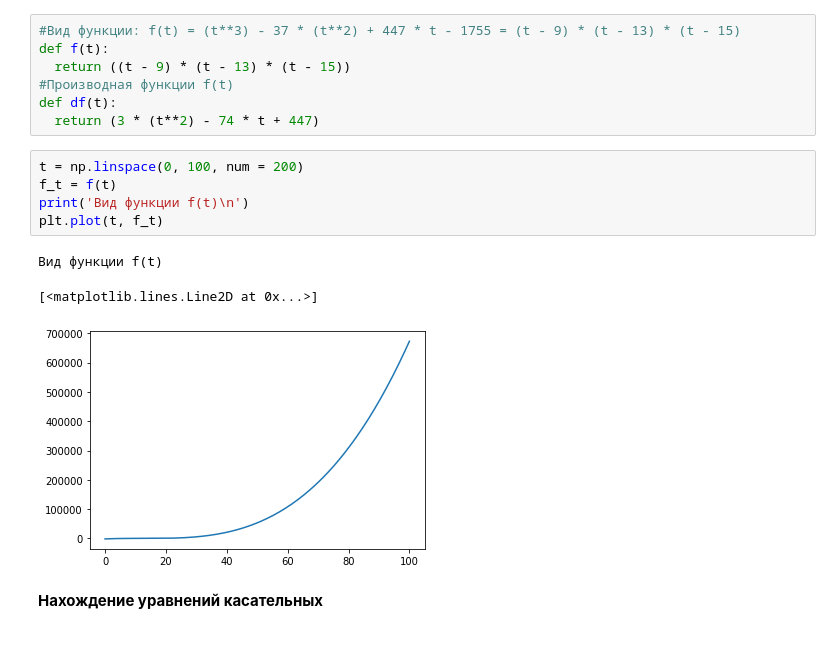
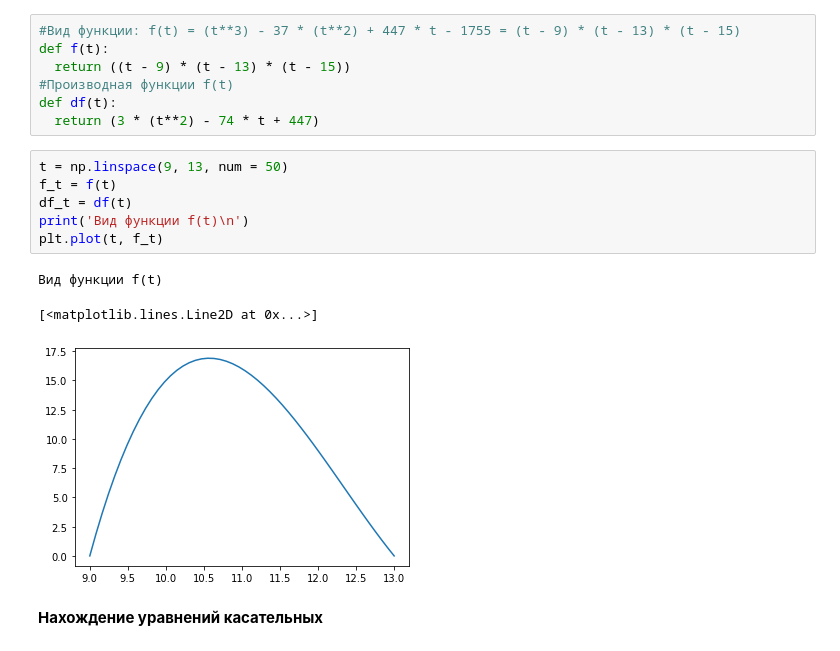
Before and after one commit to Viktory4121/Math_modeling, a Jupyter notebook: ИДЗ3.ipynb, the cells around one changed output. Saved outputs shown, nothing was run; the diff lists cells and outputs as text.

```diff
--- a/ИДЗ3.ipynb
+++ b/ИДЗ3.ipynb
@@ -27,14 +27,15 @@ def f(t):
 def df(t):
   return (3 * (t**2) - 74 * t + 447)
 # %%
-t = np.linspace(0, 100, num = 200)
+t = np.linspace(9, 13, num = 50)
 f_t = f(t)
+df_t = df(t)
 print('Вид функции f(t)\n')
 plt.plot(t, f_t)
 # %% [output]
 Вид функции f(t)
 [<matplotlib.lines.Line2D at 0x...>]
-[figure, old version]
+[figure, new version]
 # %% [markdown]
 **Нахождение уравнений касательных**
 # %%
```
Also changed, not shown: parts of 6 cells of this notebook.
